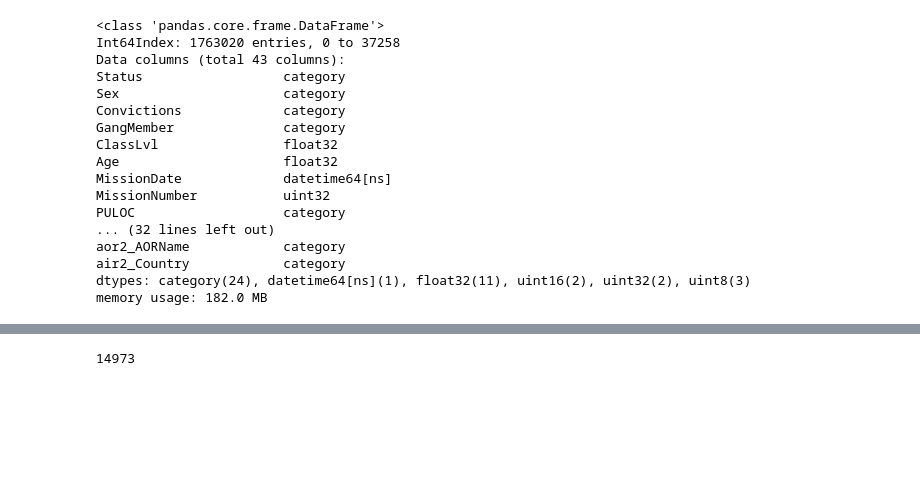
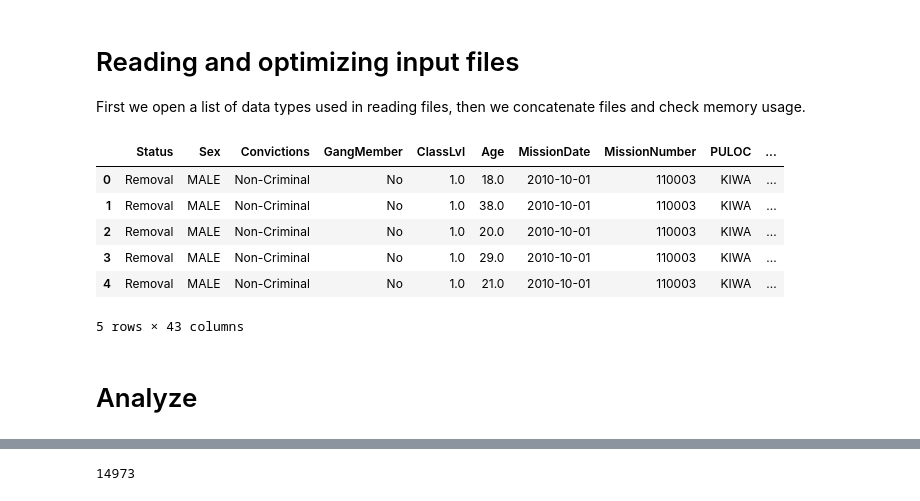
Before and after one commit to UWCHR/ice-air, a Jupyter notebook: analyze/note/analyze.ipynb, the cells around one changed output, grey strips where cells are left out. Saved outputs shown, nothing was run; the diff lists cells and outputs as text; code cells hidden in the pictures; blank space fills up the shorter version.

```diff
--- a/analyze/note/analyze.ipynb
+++ b/analyze/note/analyze.ipynb
@@ -8,6 +8,10 @@ import seaborn as sns
 
 %matplotlib inline
 plt.rcParams['figure.figsize'] = (8, 6)
+# %% [markdown]
+# Reading and optimizing input files
+
+First we open a list of data types used in reading files, then we concatenate files and check memory usage.
 # %%
 with open('../input/dtypes.yaml', 'r') as yamlfile:
     column_types = yaml.load(yamlfile)
@@ -29,6 +33,16 @@ arts_fy16 = pd.read_csv('../input/ARTS_Passenger_Data_FY16.csv.gz', **read_csv_o
 arts_fy17 = pd.read_csv('../input/ARTS_Passenger_Data_FY17.csv.gz', **read_csv_opts)
 arts_fy18 = pd.read_csv('../input/ARTS_Passenger_Data_FY18.csv.gz', **read_csv_opts)
 arts_fy19 = pd.read_csv('../input/ARTS_Passenger_Data_FY19.csv.gz', **read_csv_opts)
+# %%
+arts_fy11.head()
+# %% [output]
+|  | Status | Sex | Convictions | GangMember | ClassLvl | Age | MissionDate | MissionNumber | PULOC | ... |
+| 0 | Removal | MALE | Non-Criminal | No | 1.0 | 18.0 | 2010-10-01 | 110003 | KIWA | ... |
+| 1 | Removal | MALE | Non-Criminal | No | 1.0 | 38.0 | 2010-10-01 | 110003 | KIWA | ... |
+| 2 | Removal | MALE | Non-Criminal | No | 1.0 | 20.0 | 2010-10-01 | 110003 | KIWA | ... |
+| 3 | Removal | MALE | Non-Criminal | No | 1.0 | 29.0 | 2010-10-01 | 110003 | KIWA | ... |
+| 4 | Removal | MALE | Non-Criminal | No | 1.0 | 21.0 | 2010-10-01 | 110003 | KIWA | ... |
+5 rows × 43 columns
 # %%
 files = [arts_fy11,
          arts_fy12,
@@ -56,25 +70,3 @@ for col in df_obj.columns:
         converted_obj.loc[:,col] = df_obj[col]
 # %%
 df[converted_obj.columns] = converted_obj
-# %%
-# We can convert columns back to 'category' type but resulting DataFrame is bigger than sum of FY DataFrames.
-# May be better to work on each FY separately?
-df.info(memory_usage='deep')
-# %% [output]
-<class 'pandas.core.frame.DataFrame'>
-Int64Index: 1763020 entries, 0 to 37258
-Data columns (total 43 columns):
-Status                  category
-Sex                     category
-Convictions             category
-GangMember              category
-ClassLvl                float32
-Age                     float32
-MissionDate             datetime64[ns]
-MissionNumber           uint32
-PULOC                   category
-... (32 lines left out)
-aor2_AORName            category
-air2_Country            category
-dtypes: category(24), datetime64[ns](1), float32(11), uint16(2), uint32(2), uint8(3)
-memory usage: 182.0 MB
@@ -80,0 +75,2 @@ memory usage: 182.0 MB
+# %% [markdown]
+# Analyze
```
Also changed, not shown: parts of 21 cells of this notebook, 5 other files.
